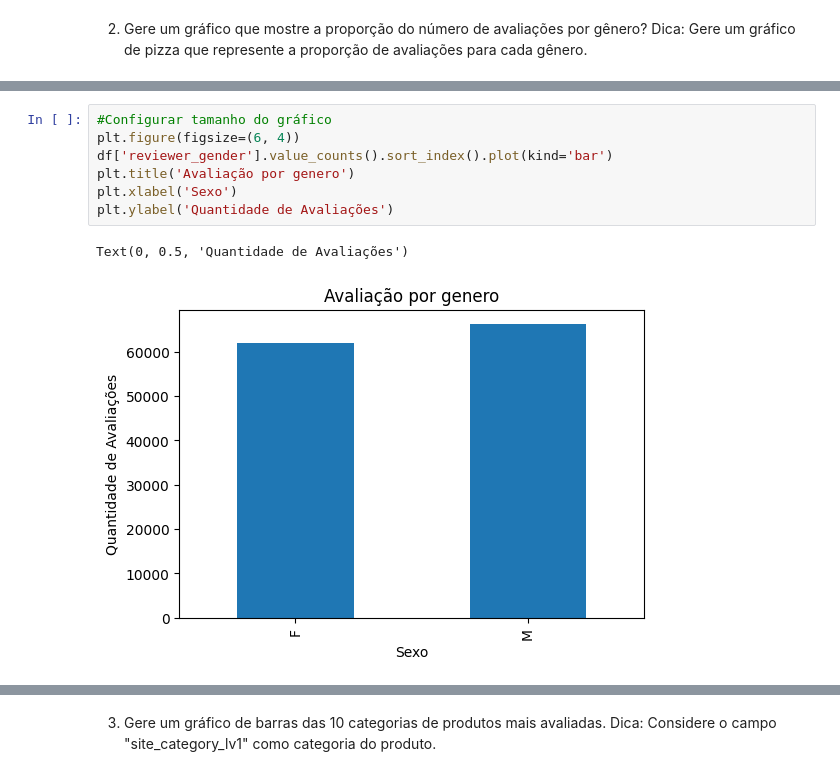
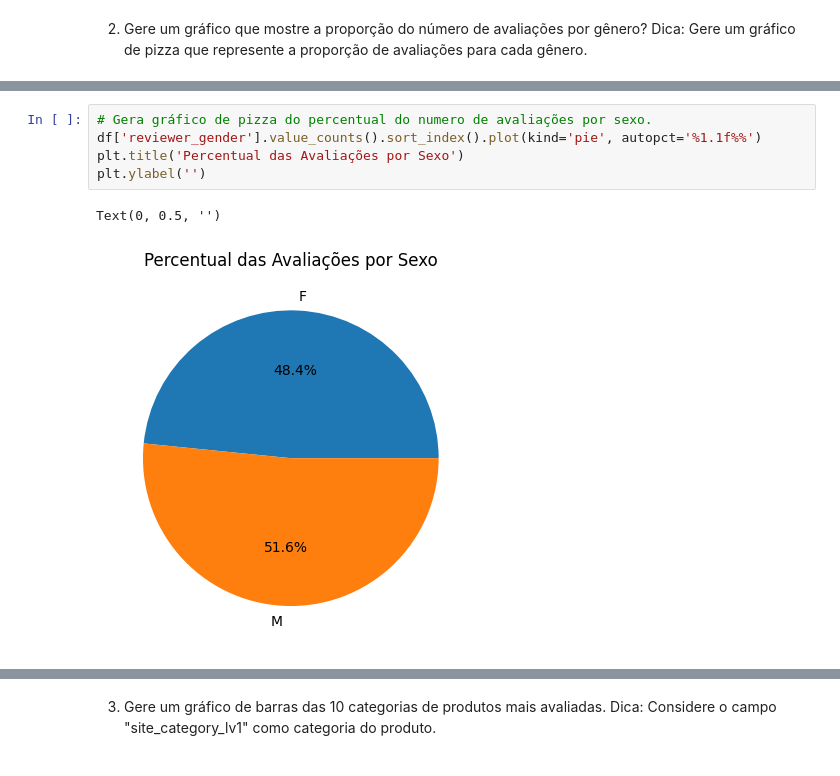
Before and after one commit to jaquedebrito/Atividades_TrilhaParaElas_FaseMentoria, a Jupyter notebook: Copy_of_Atividades_TrilhaParaElas.ipynb, the cells around one changed output, grey strips where cells are left out. Cells and saved outputs as stored; diff of their text form.

```diff
--- a/Copy_of_Atividades_TrilhaParaElas.ipynb
+++ b/Copy_of_Atividades_TrilhaParaElas.ipynb
@@ -67,10 +76,8 @@ dtype: int64
 # %%
-#Configurar tamanho do gráfico
-plt.figure(figsize=(6, 4))
-df['reviewer_gender'].value_counts().sort_index().plot(kind='bar')
-plt.title('Avaliação por genero')
-plt.xlabel('Sexo')
-plt.ylabel('Quantidade de Avaliações')
+# Gera gráfico de pizza do percentual do numero de avaliações por sexo.
+df['reviewer_gender'].value_counts().sort_index().plot(kind='pie', autopct='%1.1f%%')
+plt.title('Percentual das Avaliações por Sexo')
+plt.ylabel('')
 # %% [output]
-Text(0, 0.5, 'Quantidade de Avaliações')
+Text(0, 0.5, '')
-[figure, old version]
+[figure, new version]
```
Also changed, not shown: parts of 21 cells of this notebook.
